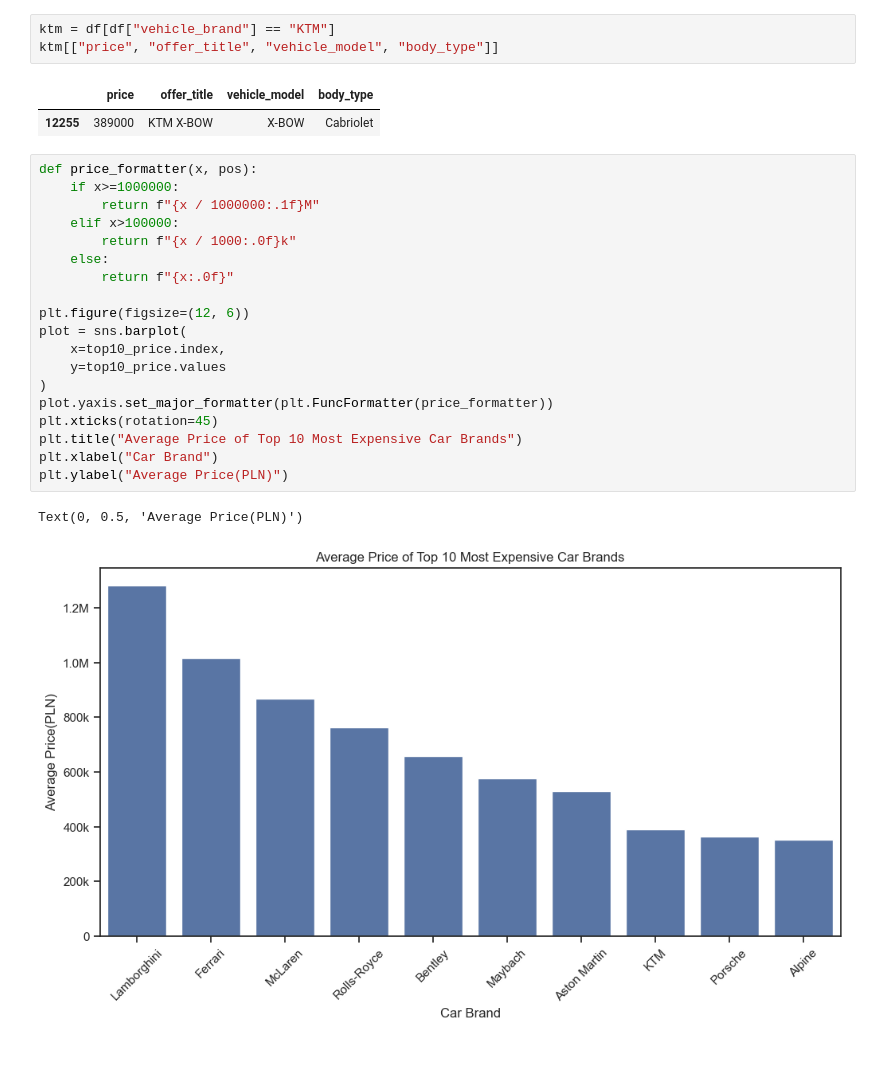
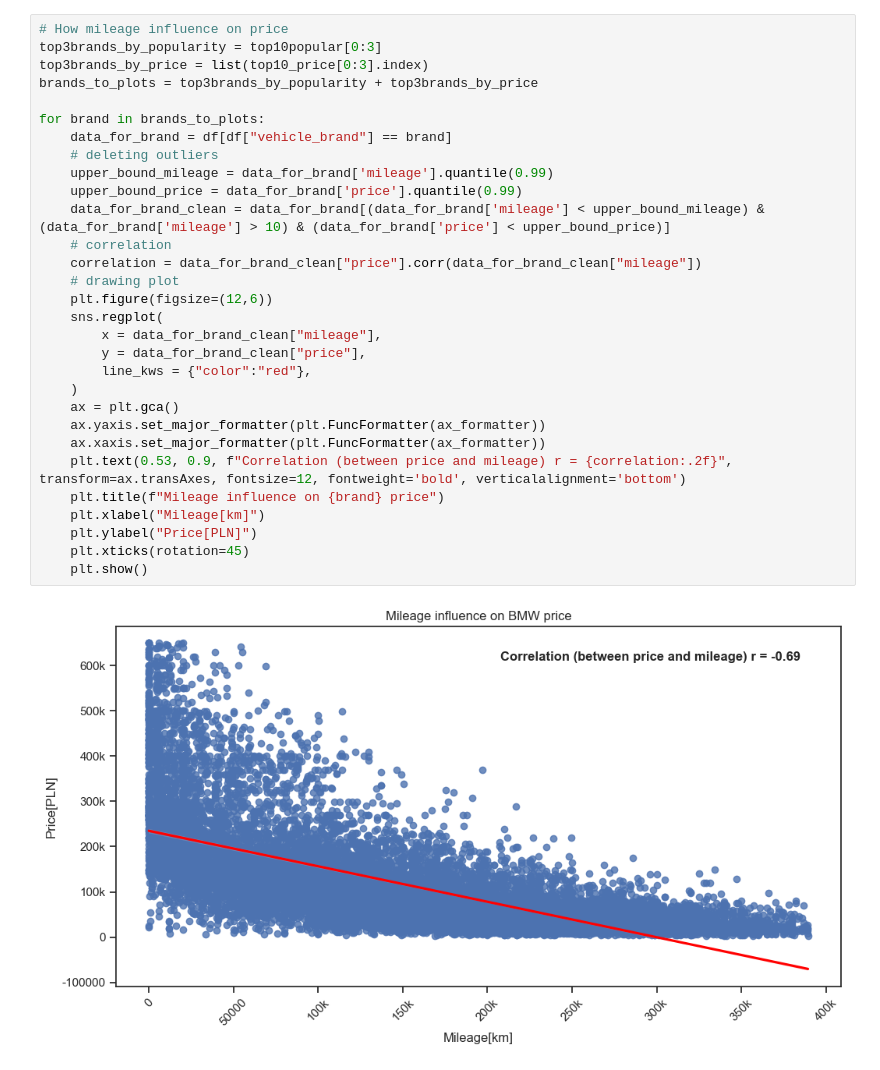
Before and after one commit to MatAbra06/otomoto-analysis, a Jupyter notebook: otomoto-analysis.ipynb, the cells around one changed output. Drawn from its saved outputs; the diff is of its cells as text.

```diff
--- a/otomoto-analysis.ipynb
+++ b/otomoto-analysis.ipynb
@@ -123,28 +73,32 @@ Name: price, dtype: float64
-# %%
-ktm = df[df["vehicle_brand"] == "KTM"]
-ktm[["price", "offer_title", "vehicle_model", "body_type"]]
-# %% [output]
-|  | price | offer_title | vehicle_model | body_type |
-| 12255 | 389000 | KTM X-BOW | X-BOW | Cabriolet |
-# %%
-def price_formatter(x, pos):
-    if x>=1000000:
-        return f"{x / 1000000:.1f}M"
-    elif x>100000:
-        return f"{x / 1000:.0f}k"
-    else:
-        return f"{x:.0f}"
-
-plt.figure(figsize=(12, 6))
-plot = sns.barplot(
-    x=top10_price.index,
-    y=top10_price.values
-)
-plot.yaxis.set_major_formatter(plt.FuncFormatter(price_formatter))
-plt.xticks(rotation=45)
-plt.title("Average Price of Top 10 Most Expensive Car Brands")
-plt.xlabel("Car Brand")
-plt.ylabel("Average Price(PLN)")
-# %% [output]
-Text(0, 0.5, 'Average Price(PLN)')
-[figure, removed]
+# %%
+# How mileage influence on price
+top3brands_by_popularity = top10popular[0:3]
+top3brands_by_price = list(top10_price[0:3].index)
+brands_to_plots = top3brands_by_popularity + top3brands_by_price
+
+for brand in brands_to_plots:
+    data_for_brand = df[df["vehicle_brand"] == brand]
+    # deleting outliers
+    upper_bound_mileage = data_for_brand['mileage'].quantile(0.99)
+    upper_bound_price = data_for_brand['price'].quantile(0.99)
+    data_for_brand_clean = data_for_brand[(data_for_brand['mileage'] < upper_bound_mileage) & (data_for_brand['mileage'] > 10) & (data_for_brand['price'] < upper_bound_price)]
+    # correlation
+    correlation = data_for_brand_clean["price"].corr(data_for_brand_clean["mileage"])
+    # drawing plot
+    plt.figure(figsize=(12,6))
+    sns.regplot(
+        x = data_for_brand_clean["mileage"],
+        y = data_for_brand_clean["price"],
+        line_kws = {"color":"red"},
+    )
+    ax = plt.gca()
+    ax.yaxis.set_major_formatter(plt.FuncFormatter(ax_formatter))
+    ax.xaxis.set_major_formatter(plt.FuncFormatter(ax_formatter))
+    plt.text(0.53, 0.9, f"Correlation (between price and mileage) r = {correlation:.2f}", transform=ax.transAxes, fontsize=12, fontweight='bold', verticalalignment='bottom')
+    plt.title(f"Mileage influence on {brand} price")
+    plt.xlabel("Mileage[km]")
+    plt.ylabel("Price[PLN]")
+    plt.xticks(rotation=45)
+    plt.show()
+# %% [output]
+[figure, added]
```
Also changed, not shown: parts of 10 cells of this notebook.
